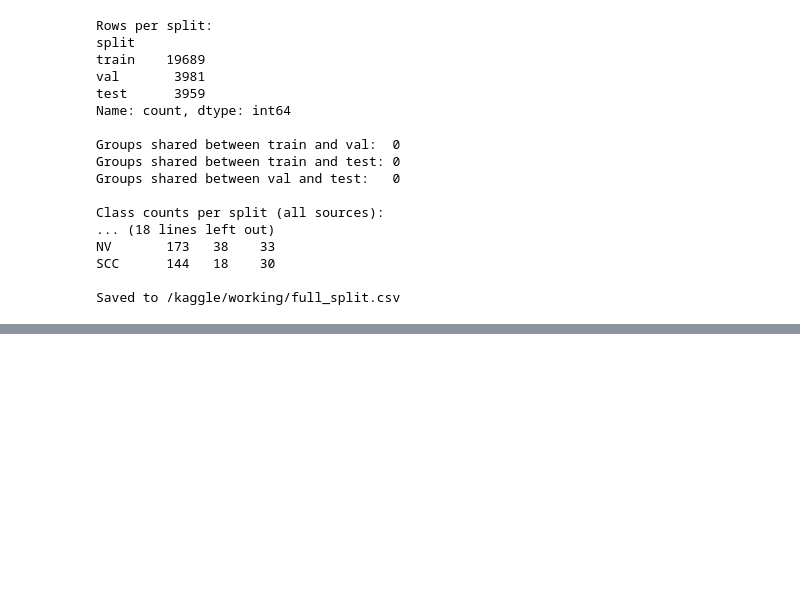
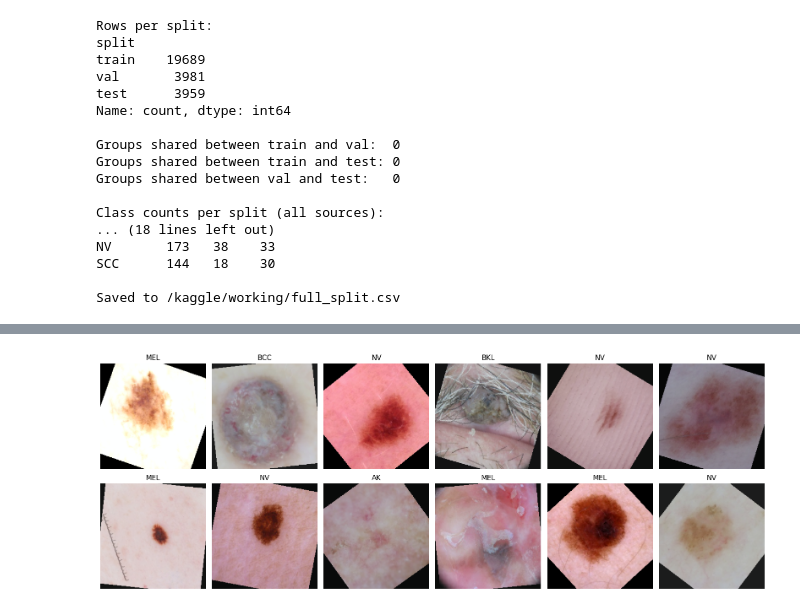
Before and after one commit to awatefchiha/skin-cancer-app, a Jupyter notebook: skin-cancer.ipynb, the cells around one changed output, grey strips where cells are left out. Saved outputs shown, nothing was run; the diff lists cells and outputs as text; code cells hidden in the pictures; blank space fills up the shorter version.

```diff
--- a/skin-cancer.ipynb
+++ b/skin-cancer.ipynb
@@ -291,3 +291,35 @@ NV       173   38    33
 SCC      144   18    30
 
 Saved to /kaggle/working/full_split.csv
+# %%
+from PIL import Image
+from concurrent.futures import ProcessPoolExecutor
+
+full = pd.read_csv("/kaggle/working/full_split.csv")
+out_dir = "/kaggle/working/imgs256"
+os.makedirs(out_dir, exist_ok=True)
+
+def shrink(job):
+    src, dst = job
+    if os.path.exists(dst):
+        return
+    img = Image.open(src).convert("RGB")
+    w, h = img.size
+    scale = 256 / min(w, h)                       # make the SHORTER side 256 pixels
+    img = img.resize((round(w * scale), round(h * scale)), Image.LANCZOS)
+    w, h = img.size
+    left, top = (w - 256) // 2, (h - 256) // 2    # cut the centre 256x256 square
+    img = img.crop((left, top, left + 256, top + 256))
+    img.save(dst, quality=95)
+
+full["small_path"] = [
+    f"{out_dir}/{s}_{os.path.splitext(i)[0]}.jpg"
+    for s, i in zip(full["source"], full["image_id"])
+]
+
+jobs = list(zip(full["path"], full["small_path"]))
+with ProcessPoolExecutor(max_workers=4) as ex:
+    list(ex.map(shrink, jobs, chunksize=64))
+
+print("Small images created:", len(os.listdir(out_dir)))
+full.to_csv("/kaggle/working/full_split.csv", index=False)
@@ -293,0 +383,14 @@ Saved to /kaggle/working/full_split.csv
+# %%
+import matplotlib.pyplot as plt
+import numpy as np
+
+fig, axes = plt.subplots(2, 6, figsize=(16, 6))
+for ax, img, lab in zip(axes.flat, images[:12], labels[:12]):
+    img = img.permute(1, 2, 0).numpy() * np.array(std) + np.array(mean)   # undo normalization
+    ax.imshow(np.clip(img, 0, 1))
+    ax.set_title(class_names[lab])
+    ax.axis("off")
+plt.tight_layout()
+plt.show()
+# %% [output]
+[figure, added]
```
Also changed, not shown: parts of 3 cells of this notebook.
